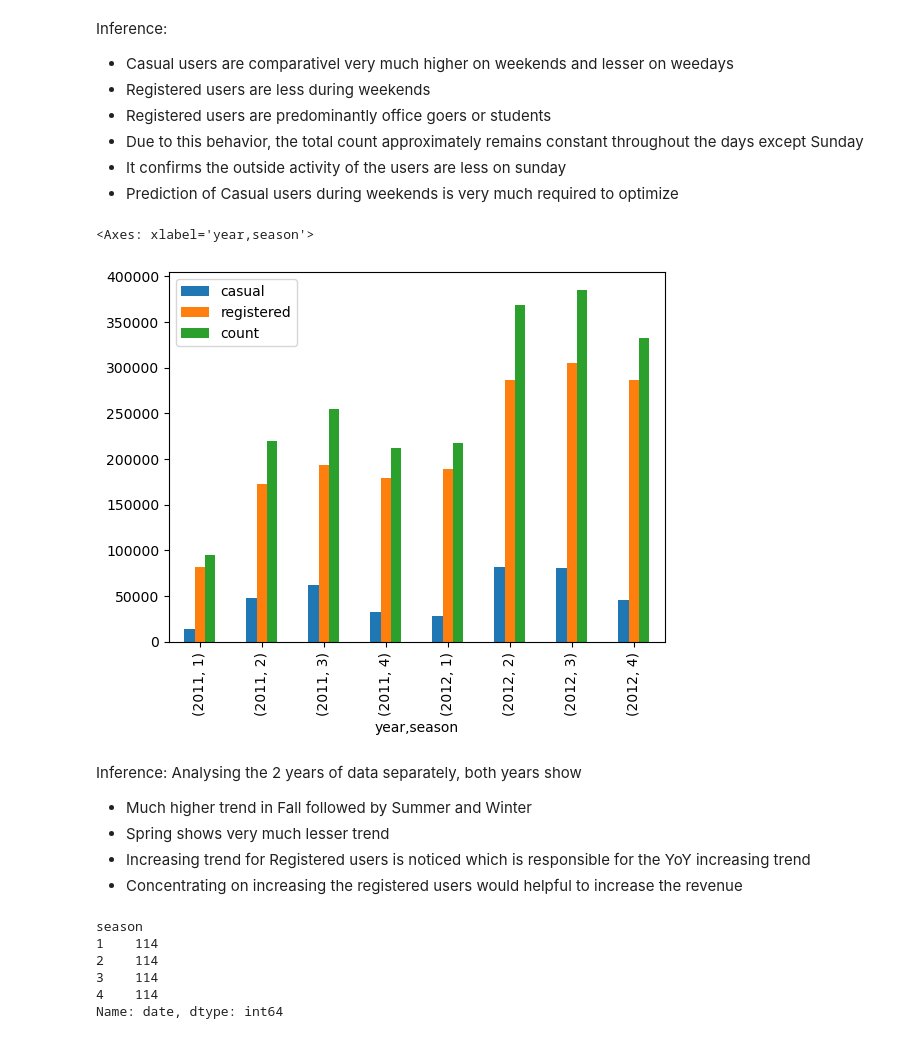
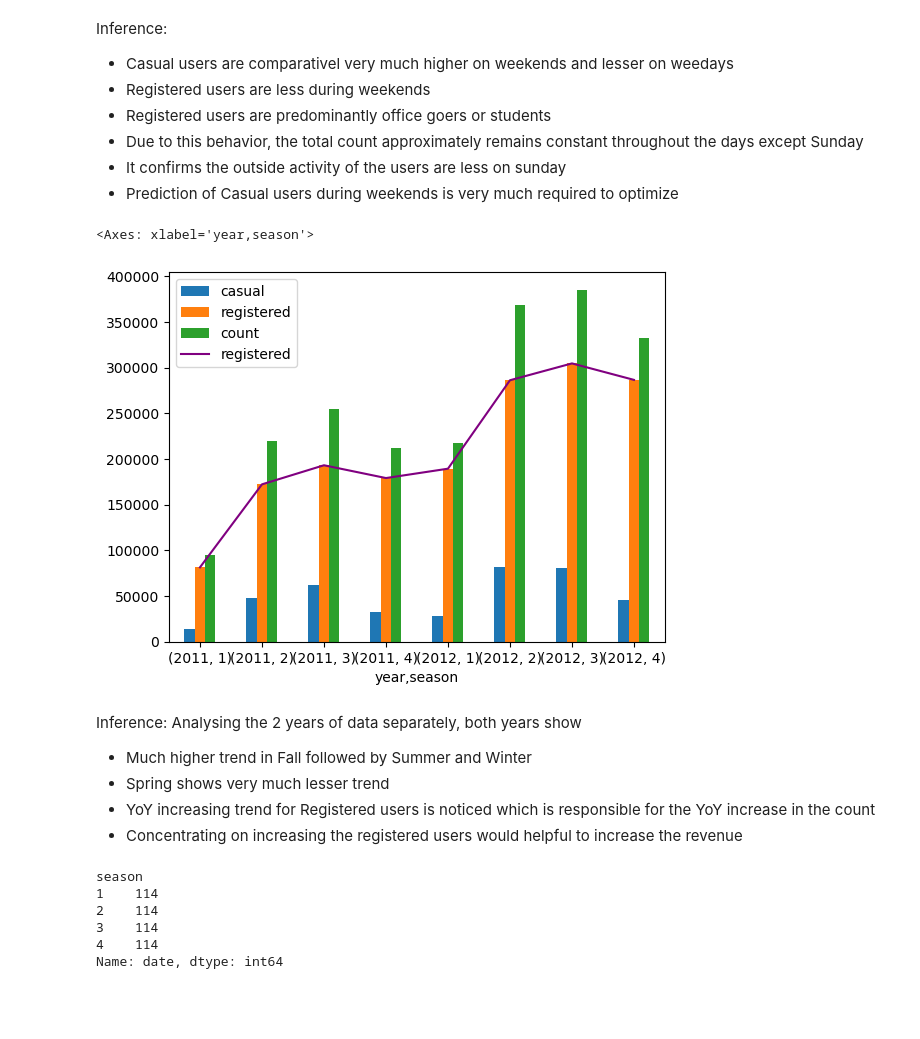
Before and after one commit to muthuganeshece/Business-Case-Study, a Jupyter notebook: Yulu/Notebook/Yulu_HypothesisTesting.ipynb, the cells around one changed output. Cells and saved outputs as stored; diff of their text form; code cells hidden in the pictures; blank space fills up the shorter version.

```diff
--- a/Yulu/Notebook/Yulu_HypothesisTesting.ipynb
+++ b/Yulu/Notebook/Yulu_HypothesisTesting.ipynb
@@ -120,16 +130,18 @@ Inference:
 - It confirms the outside activity of the users are less on sunday
 - Prediction of Casual users during weekends is very much required to optimize
 # %%
-data.groupby(['year', 'season'])[['casual', 'registered', 'count']].sum().plot(kind='bar')
+# Season Vs Count
+ax = data.groupby(['year', 'season'])[['casual', 'registered', 'count']].sum().plot(kind='bar')
+data.groupby(['year', 'season'])[['registered']].sum().plot(kind='line', ax=ax, color='purple')
 # %% [output]
 <Axes: xlabel='year,season'>
-[figure, old version]
+[figure, new version]
 # %% [markdown]
 Inference:
 Analysing the 2 years of data separately, both years show
 - Much higher trend in Fall followed by Summer and Winter
 - Spring shows very much lesser trend
-- Increasing trend for Registered users is noticed which is responsible for the YoY increasing trend
+- YoY increasing trend for Registered users is noticed which is responsible for the YoY increase in the count
 - Concentrating on increasing the registered users would helpful to increase the revenue
 # %%
 data.groupby('season')['date'].nunique()
```
Also changed, not shown: parts of 14 cells of this notebook.
